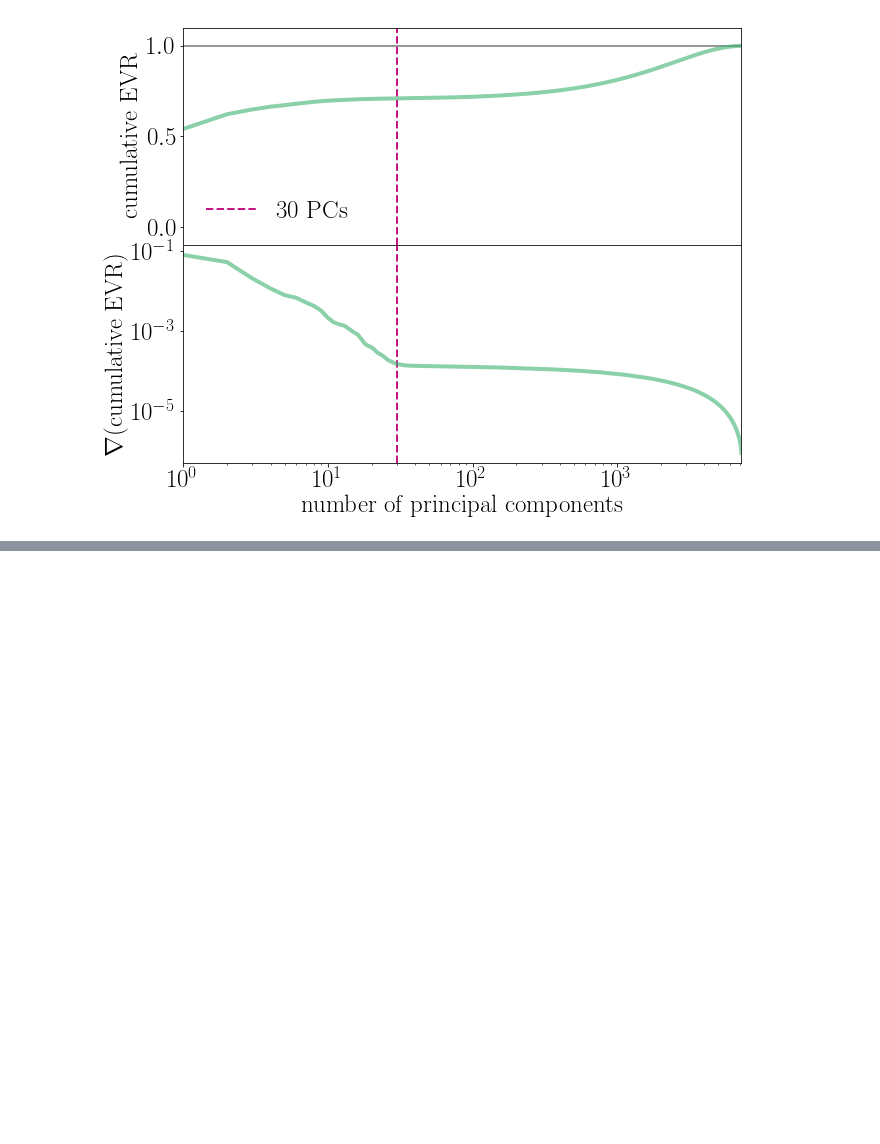
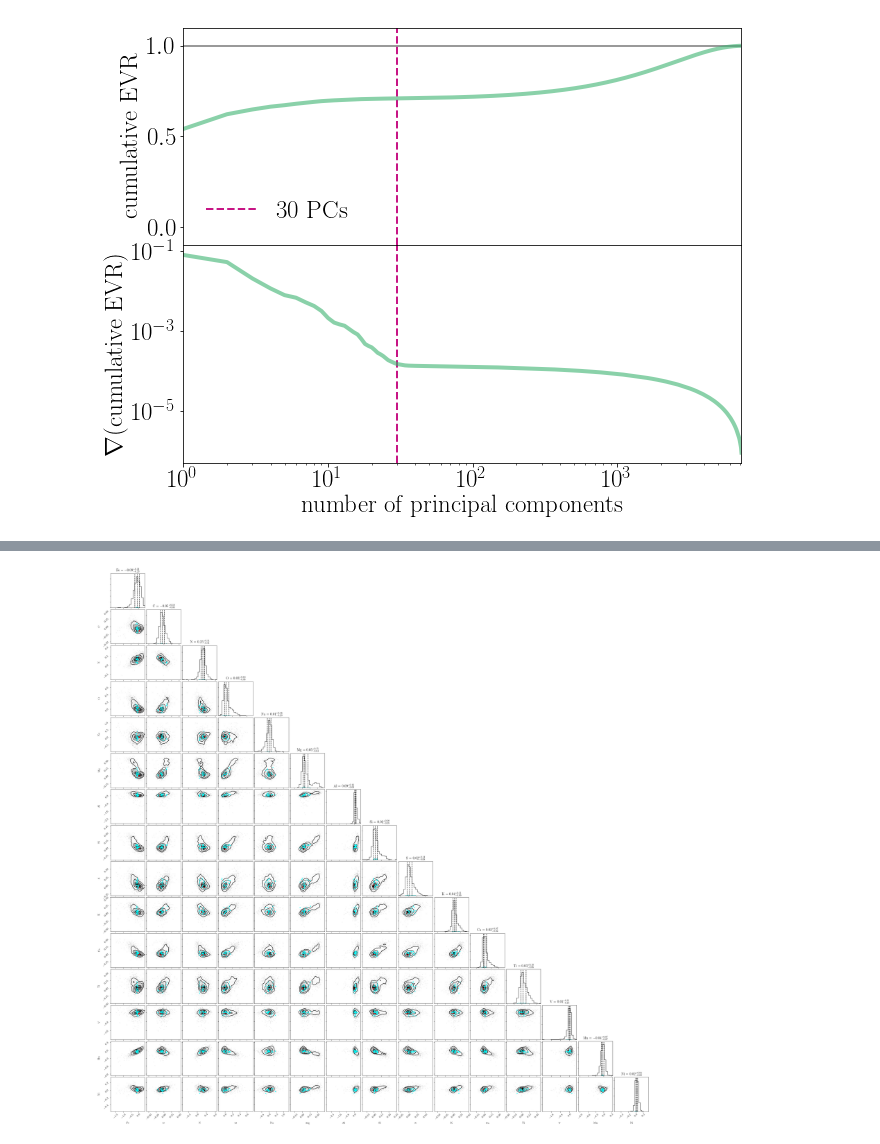
Before and after one commit to npricejones/clustercases, a Jupyter notebook: paper_plots.ipynb, the cells around one changed output, grey strips where cells are left out. Cells and saved outputs as stored; diff of their text form; code cells hidden in the pictures; blank space fills up the shorter version.

```diff
--- a/paper_plots.ipynb
+++ b/paper_plots.ipynb
@@ -325,0 +544,27 @@ plt.savefig('principal_components.pdf')
+# %%
+import corner
+ndim = 15
+ecut = 0.8
+ccut = 0.8
+sizemin = 10
+nbins = 20
+mask = d.tsize>sizemin
+d.read_run_data(eps=0.1,min_sample=2,update=True,datatype='prin30')
+success=(d.eff>=ecut)*(d.com>=ccut)*(d.fsize>sizemin)
+fail = (d.eff<ecut)*(d.com<ccut)*(d.fsize>sizemin)
+labs = d.matchtlabs[success]
+nolabs = d.matchtlabs[fail]
+fig = corner.corner(fecenters,labels = np.insert(els,0,'Fe'),quantiles=[0.25,0.5,0.75],show_titles=True,bins=nbins,hist_kwarg={'normed':True,'stacked':True,'bins':nbins})
+
+# Extract the axes
+axes = np.array(fig.axes).reshape((ndim, ndim))
+
+# Loop over the histograms
+for yi in range(ndim):
+    for xi in range(yi):
+        ax = axes[yi, xi]
+        ax.plot(fecenters[nolabs][:,xi], fecenters[nolabs][:,yi], '.',color='red',alpha=0.9)
+        ax.plot(fecenters[labs][:,xi], fecenters[labs][:,yi], '.',color='cyan',alpha=0.9)
+plt.savefig('master_corner.pdf')
+plt.figure()
+# %% [output]
@@ -325,0 +576 @@ plt.savefig('principal_components.pdf')
+[figure, added]
```
Also changed, not shown: parts of 18 cells of this notebook.
